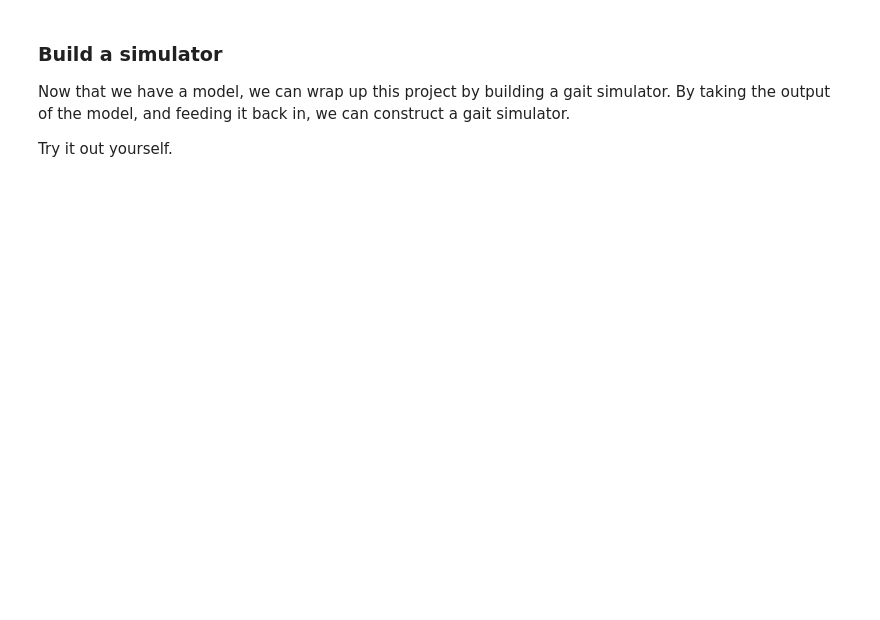
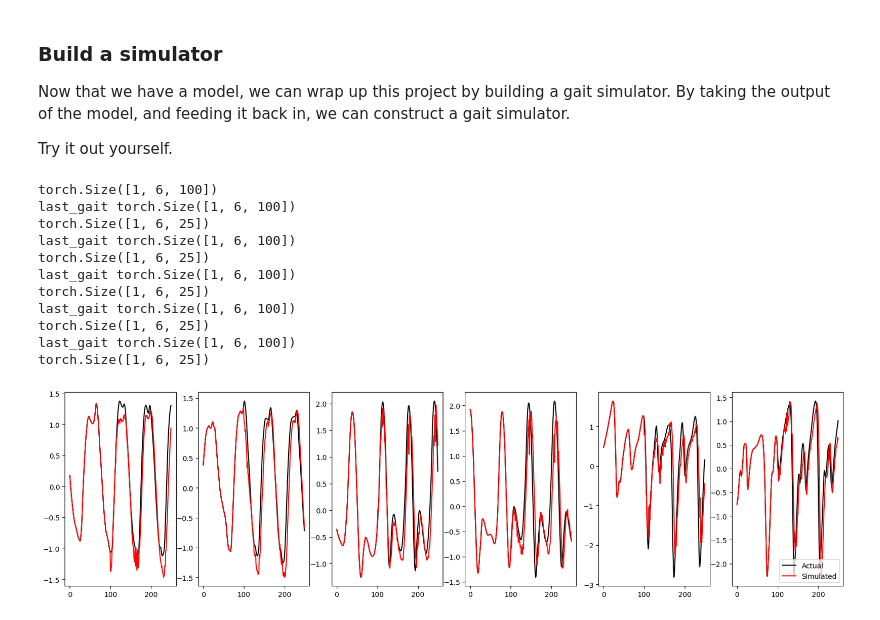
Before and after one commit to astrinisie/ECEGR4750, a Jupyter notebook: labs/week09/9_RNN.ipynb, the cells around one changed output. Cells and saved outputs as stored; diff of their text form; code cells hidden in the pictures; blank space fills up the shorter version.

```diff
--- a/labs/week09/9_RNN.ipynb
+++ b/labs/week09/9_RNN.ipynb
@@ -327,3 +330,42 @@ plt.legend(['Input','Real','Predicted'])
 Now that we have a model, we can wrap up this project by building a gait simulator. By taking the output of the model, and feeding it back in, we can construct a gait simulator.
 
 Try it out yourself.
+# %%
+# Here we are taking the first sample, which has 100 timesteps.
+# We predict the next 25 time steps for 5 times, using the data from the previous timesteps.
+# For example in the first run, we take x from 0 to 100 to predict x from 101 to 125.
+# In the second run, we take x from 25 to 125 to predict x from 126 to 150, and so on.
+
+# take the beginning of our data to seed the model
+start_gait_sample = x_train[0:1]
+print(start_gait_sample.shape)
+pred_traj = model(start_gait_sample, 1)
+trajectory = torch.cat([start_gait_sample,pred_traj], axis=2)
+
+# run inference for 5 steps
+for _ in range(5):
+    last_gait = trajectory[:,:,-100:]
+    print("last_gait", last_gait.shape)
+    pred_traj = model(last_gait, 1)
+    print(pred_traj.shape)
+    trajectory = torch.cat([trajectory,pred_traj], axis=2)
+
+# plot the results and compare to reality
+fig, axs = plt.subplots(1, 6, figsize = (20,5))
+for i in range(6):
+    axs[i].plot(joint_trajs_train[i,:trajectory.shape[2]], color = 'black')
+    axs[i].plot(trajectory[0,i].detach().numpy(), color = 'red')
+plt.legend(['Actual','Simulated']);
+# %% [output]
+torch.Size([1, 6, 100])
+last_gait torch.Size([1, 6, 100])
+torch.Size([1, 6, 25])
+last_gait torch.Size([1, 6, 100])
+torch.Size([1, 6, 25])
+last_gait torch.Size([1, 6, 100])
+torch.Size([1, 6, 25])
+last_gait torch.Size([1, 6, 100])
+torch.Size([1, 6, 25])
+last_gait torch.Size([1, 6, 100])
+torch.Size([1, 6, 25])
+[figure, added]
```
Also changed, not shown: parts of 3 cells of this notebook, 5 other files.
